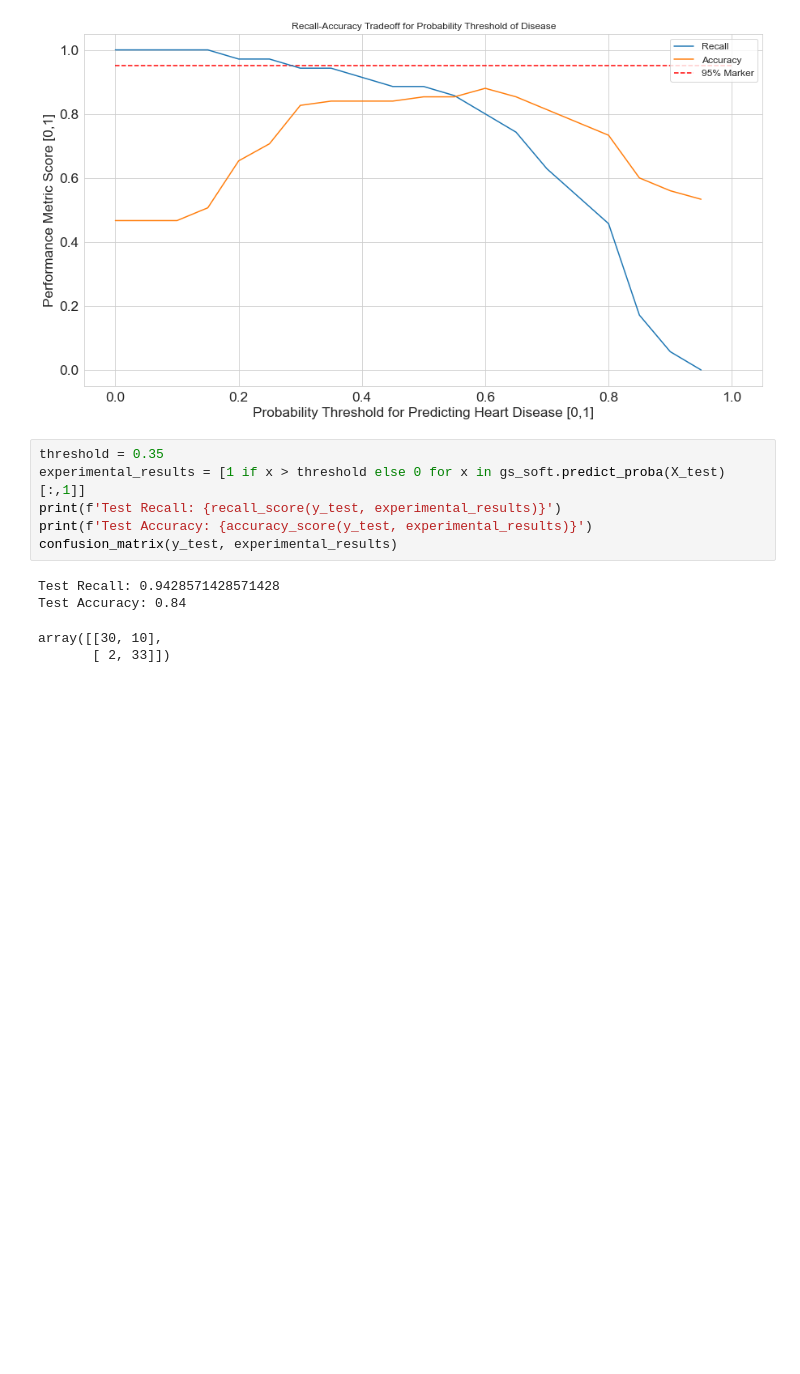
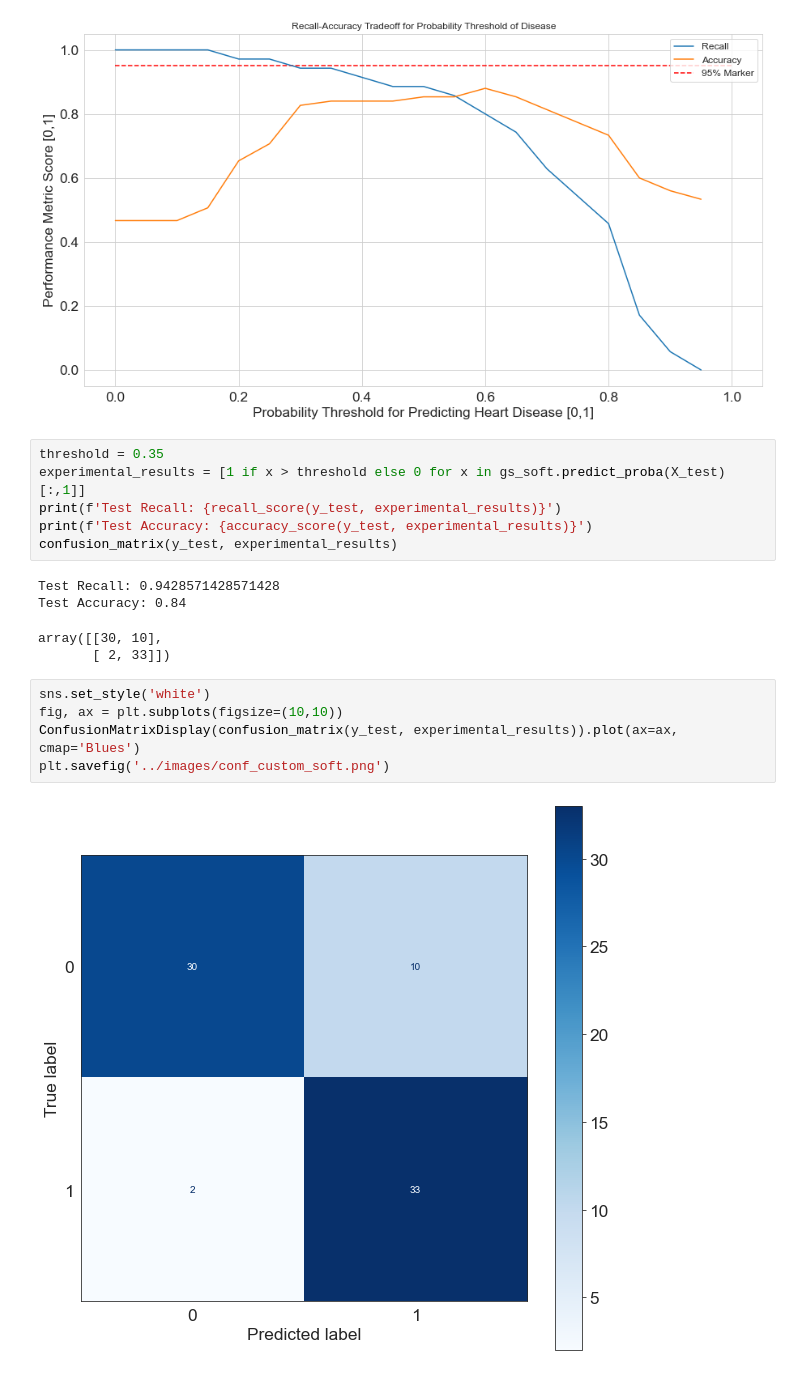
Before and after one commit to stlanier/Flatiron-School-Module-3-Project, a Jupyter notebook: notebooks/3_ensemble_classifier.ipynb, the cells around one changed output. Cells and saved outputs as stored; diff of their text form; blank space fills up the shorter version.

```diff
--- a/notebooks/3_ensemble_classifier.ipynb
+++ b/notebooks/3_ensemble_classifier.ipynb
@@ -207,3 +214,10 @@ Test Recall: 0.9428571428571428
 Test Accuracy: 0.84
 array([[30, 10],
        [ 2, 33]])
+# %%
+sns.set_style('white')
+fig, ax = plt.subplots(figsize=(10,10))
+ConfusionMatrixDisplay(confusion_matrix(y_test, experimental_results)).plot(ax=ax, cmap='Blues')
+plt.savefig('../images/conf_custom_soft.png')
+# %% [output]
+[figure, added]
```
Also changed, not shown: parts of 8 cells of this notebook.
